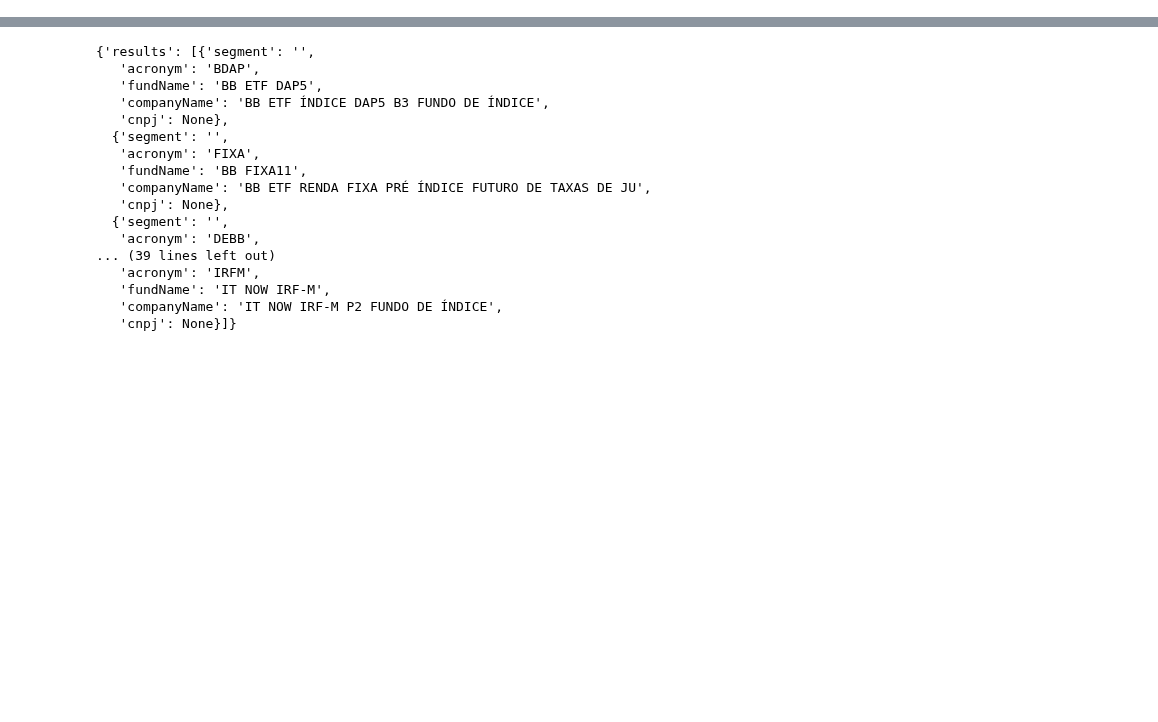
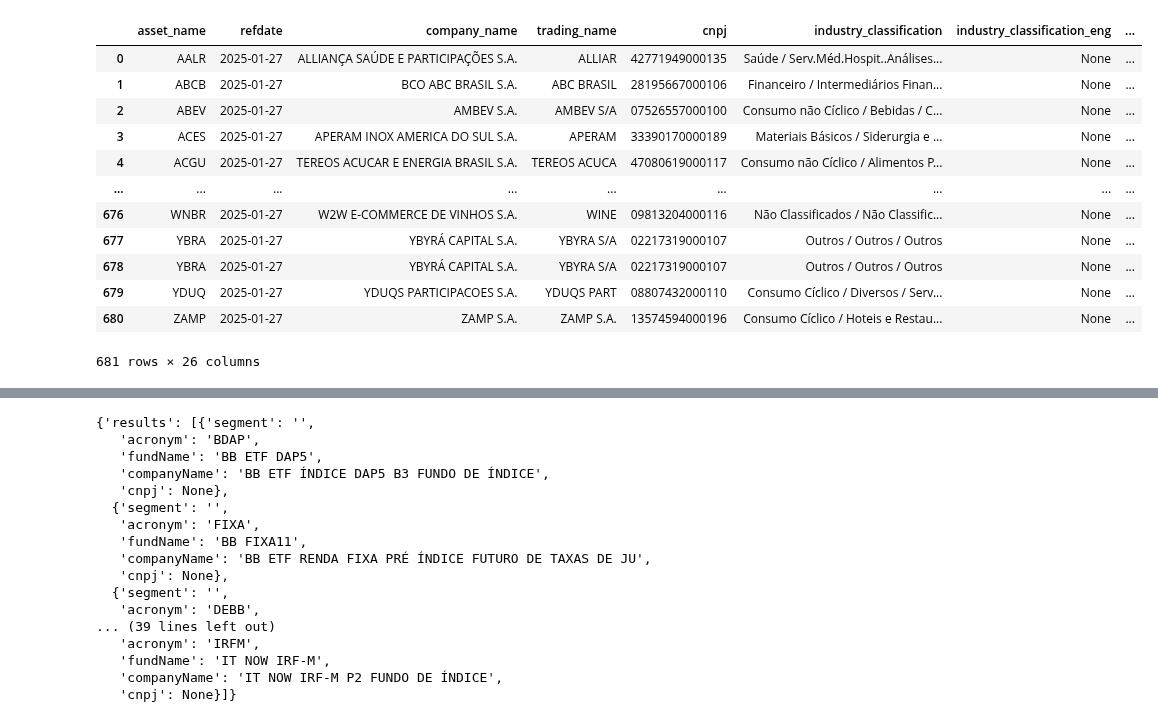
Before and after one commit to wilsonfreitas/brasa, a Jupyter notebook: notebooks/test-downloaders.ipynb, the cells around one changed output, grey strips where cells are left out. Drawn from its saved outputs; the diff is of its cells as text; code cells hidden in the pictures; blank space fills up the shorter version.

```diff
--- a/notebooks/test-downloaders.ipynb
+++ b/notebooks/test-downloaders.ipynb
@@ -11,3 +11,19 @@ import numpy as np
 import pandas as pd
 
 import brasa
+# %%
+brasa.get_dataset("b3-companies-details").to_table().to_pandas()
+# %% [output]
+|  | asset_name | refdate | company_name | trading_name | cnpj | industry_classification | industry_classification_eng | ... |
+| 0 | AALR | 2025-01-27 | ALLIANÇA SAÚDE E PARTICIPAÇÕES S.A. | ALLIAR | 42771949000135 | Saúde / Serv.Méd.Hospit..Análises... | None | ... |
+| 1 | ABCB | 2025-01-27 | BCO ABC BRASIL S.A. | ABC BRASIL | 28195667000106 | Financeiro / Intermediários Finan... | None | ... |
+| 2 | ABEV | 2025-01-27 | AMBEV S.A. | AMBEV S/A | 07526557000100 | Consumo não Cíclico / Bebidas / C... | None | ... |
+| 3 | ACES | 2025-01-27 | APERAM INOX AMERICA DO SUL S.A. | APERAM | 33390170000189 | Materiais Básicos / Siderurgia e ... | None | ... |
+| 4 | ACGU | 2025-01-27 | TEREOS ACUCAR E ENERGIA BRASIL S.A. | TEREOS ACUCA | 47080619000117 | Consumo não Cíclico / Alimentos P... | None | ... |
+| ... | ... | ... | ... | ... | ... | ... | ... | ... |
+| 676 | WNBR | 2025-01-27 | W2W E-COMMERCE DE VINHOS S.A. | WINE | 09813204000116 | Não Classificados / Não Classific... | None | ... |
+| 677 | YBRA | 2025-01-27 | YBYRÁ CAPITAL S.A. | YBYRA S/A | 02217319000107 | Outros / Outros / Outros | None | ... |
+| 678 | YBRA | 2025-01-27 | YBYRÁ CAPITAL S.A. | YBYRA S/A | 02217319000107 | Outros / Outros / Outros | None | ... |
+| 679 | YDUQ | 2025-01-27 | YDUQS PARTICIPACOES S.A. | YDUQS PART | 08807432000110 | Consumo Cíclico / Diversos / Serv... | None | ... |
+| 680 | ZAMP | 2025-01-27 | ZAMP S.A. | ZAMP S.A. | 13574594000196 | Consumo Cíclico / Hoteis e Restau... | None | ... |
+681 rows × 26 columns
```
Also changed, not shown: parts of 7 cells of this notebook, 8 other files.
